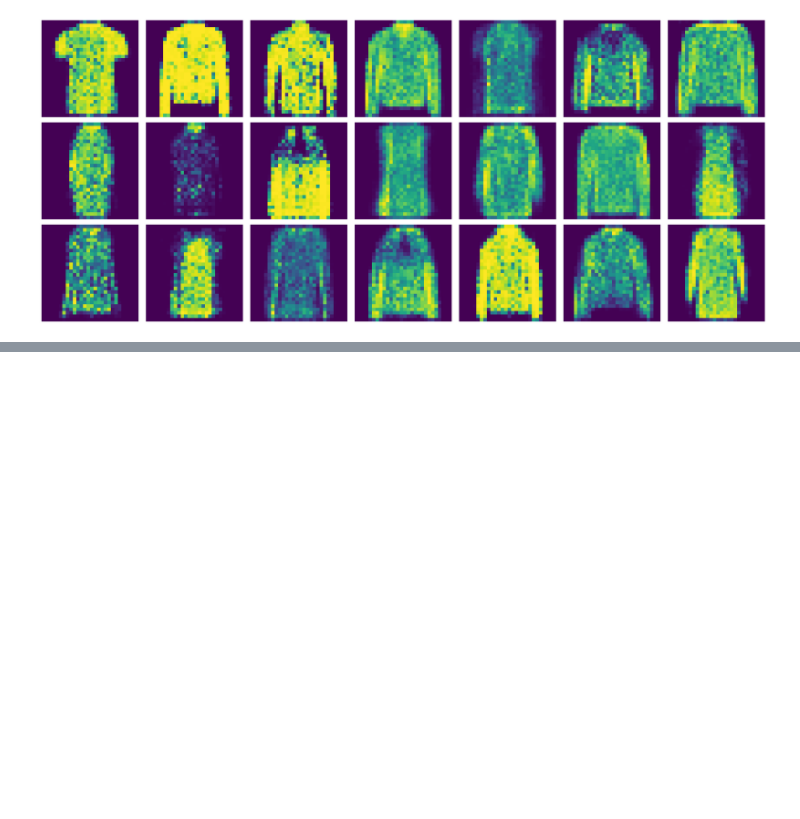
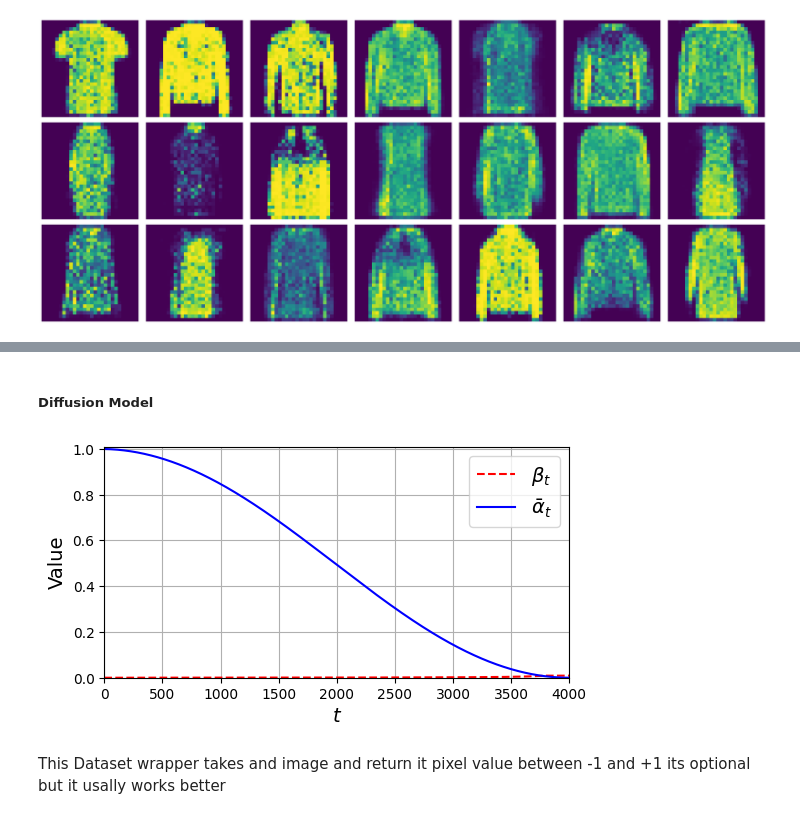
Before and after one commit to Portia-dot/Autoencoder-GANS-DiffusionModels, a Jupyter notebook: Autoencoder.ipynb, the cells around one changed output, grey strips where cells are left out. Saved outputs shown, nothing was run; the diff lists cells and outputs as text; code cells hidden in the pictures; blank space fills up the shorter version.

```diff
--- a/Autoencoder.ipynb
+++ b/Autoencoder.ipynb
@@ -1095,0 +1151,27 @@ plt.show()
+# %% [markdown]
+##### Diffusion Model
+# %%
+def variance_schedule(T, s = 0.008, max_beta = 0.009):
+    t = torch.linspace(0, T, T + 1)
+    f = torch.cos((t / T + s)/ (1 + s) * torch.pi / 2) ** 2
+    alpha_bars = f/f[0]
+    betas = (1 - (f[1:] / f[:-1])).clamp(max=max_beta)
+    betas = torch.cat([torch.zeros(1), betas])
+    alphas = 1 - betas
+    return alphas, betas, alpha_bars
+torch.manual_seed(-42)
+T = 4000
+alphas, betas, alpha_bars = variance_schedule(T)
+# %%
+plt.figure(figsize=(6, 3))
+plt.plot(betas, "r--", label=r"$\beta_t$")
+plt.plot(alpha_bars, "b", label=r"$\bar{\alpha}_t$")
+plt.axis([0, T, 0, 1.01])
+plt.grid(True)
+plt.xlabel("$t$")
+plt.ylabel(r"Value")
+plt.legend()
+
+plt.show()
+# %% [output]
+[figure, added]
@@ -1095,0 +1187,2 @@ plt.show()
+# %% [markdown]
+This Dataset wrapper takes and image and return it pixel value between -1 and +1 its optional but it usally works better
```
Also changed, not shown: parts of 10 cells of this notebook.
